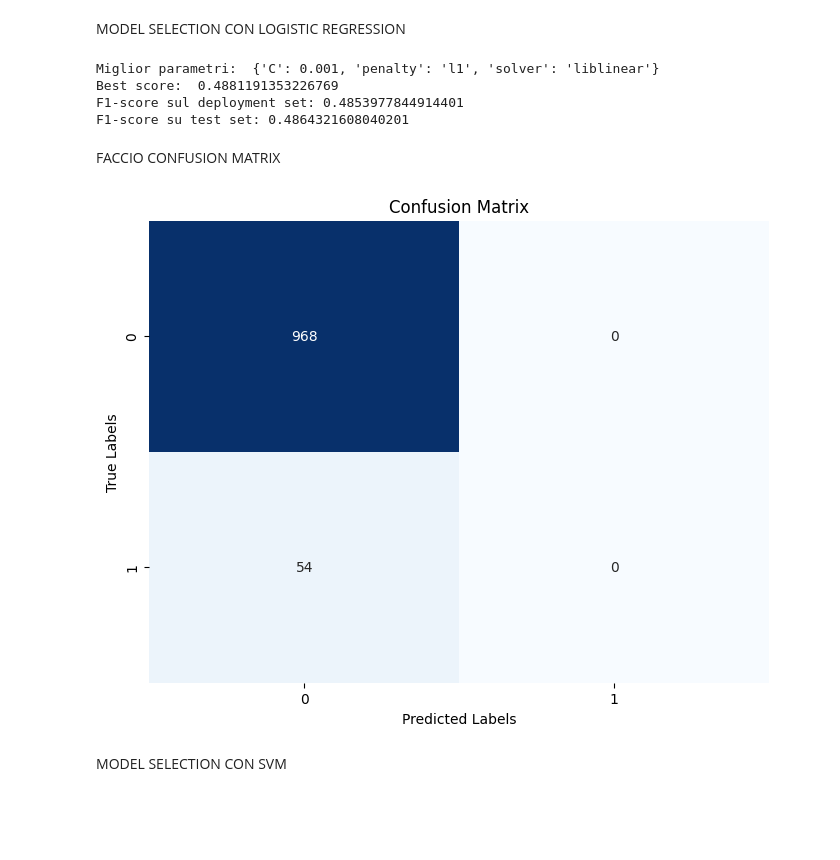
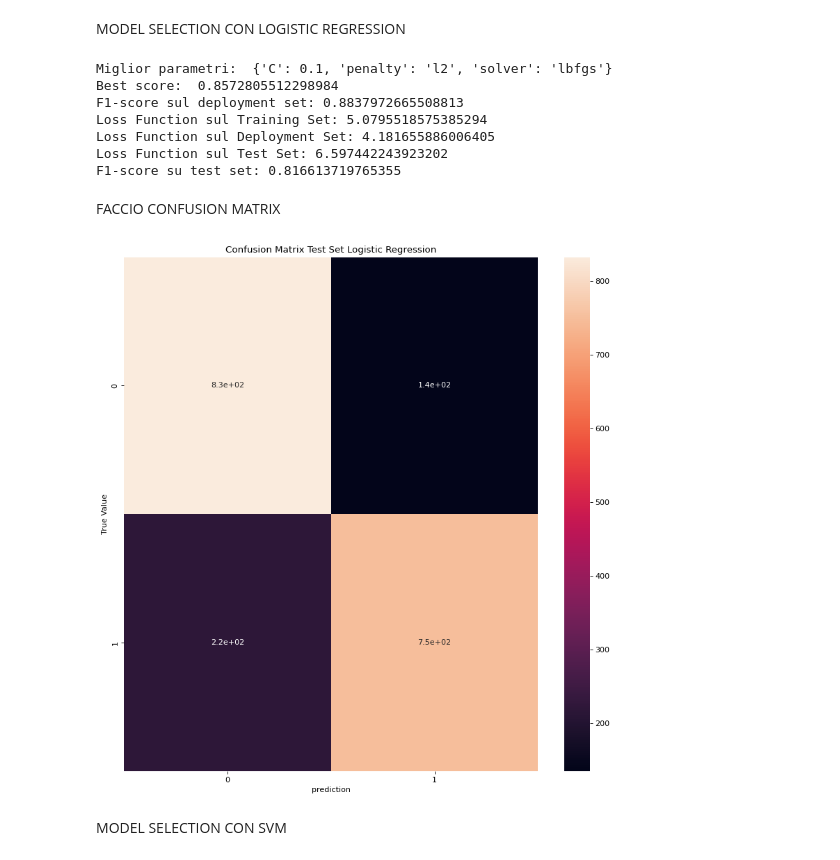
Before and after one commit to Daniele-00/Progetto-MachineLearning, a Jupyter notebook: ProgettoStroke/progettoML.ipynb, the cells around one changed output. Drawn from its saved outputs; the diff is of its cells as text; code cells hidden in the pictures; blank space fills up the shorter version.

```diff
--- a/ProgettoStroke/progettoML.ipynb
+++ b/ProgettoStroke/progettoML.ipynb
@@ -780,8 +793,11 @@ None
 MODEL SELECTION CON LOGISTIC REGRESSION
 # %%
 #Addestramento su training set e valutazione prestazione su deployment set
+from sklearn.metrics import log_loss, make_scorer, precision_score, recall_score, roc_auc_score
+
+
 parametri = {'solver': ['lbfgs', 'liblinear', 'newton-cg', 'sag', 'saga'],
-              'C': [0.001 , 0.003 ,0.01 , 0.03 , 0.1 , 0.3 , 1 , 3 , 10 , 30 , 100 , 300 , 1000], 'penalty':['l1','l2']}
+              'C': [0.001 , 0.003 ,0.01 , 0.03 , 0.1 , 0.3 , 1 , 3 , 10 , 30 , 100 , 300 , 1000], 'penalty':['l1','l2','elasticnet']}
 logistic_model = LogisticRegression()
 
 # Creo un oggetto GridSearchCV
@@ -799,40 +815,52 @@ best_model = grid_search.best_estimator_
 print("Miglior parametri: ",best_params)
 print("Best score: ",best_score)
 
-
 t_pred_deployment = best_model.predict(X_dep_final)
 # Calcola l'F1-score sul set di deployment
 f1_score_deployment = f1_score(t_dep, t_pred_deployment, average='macro')
 print("F1-score sul deployment set:", f1_score_deployment)
+#Loss Function Training
+loss_train = log_loss(t_tr, best_model.predict(X_tr_final))
+print(f'Loss Function sul Training Set: {loss_train}')
 
 #Ora addestramento su deployment set + training set e valutazione prestazione su test set
 X_deployment_test_combined = pd.concat([X_tr_final, X_dep_final], axis=0, ignore_index=True)
 t_dep_tr_combined = pd.concat([t_tr,t_dep], axis=0, ignore_index=True)
 best_model.fit(X_deployment_test_combined,t_dep_tr_combined)
 t_pred_test = best_model.predict(X_tes_final)
+
+#Loss Function deployment
+loss_dep = log_loss(t_dep, t_pred_deployment)
+print(f'Loss Function sul Deployment Set: {loss_dep}')
+
+#Loss Function test
+loss_tes = log_loss(t_te, t_pred_test)
+print(f'Loss Function sul Test Set: {loss_tes}')
+
 # Calcola l'F1-score sul set di test
 f1_score_tes = f1_score(t_te, t_pred_test, average='macro')
 print("F1-score su test set:", f1_score_tes)
 # %% [output]
-Miglior parametri:  {'C': 0.001, 'penalty': 'l1', 'solver': 'liblinear'}
-Best score:  0.4881191353226769
-F1-score sul deployment set: 0.4853977844914401
-F1-score su test set: 0.4864321608040201
+Miglior parametri:  {'C': 0.1, 'penalty': 'l2', 'solver': 'lbfgs'}
+Best score:  0.8572805512298984
+F1-score sul deployment set: 0.8837972665508813
+Loss Function sul Training Set: 5.0795518575385294
+Loss Function sul Deployment Set: 4.181655886006405
+Loss Function sul Test Set: 6.597442243923202
+F1-score su test set: 0.816613719765355
 # %% [markdown]
 FACCIO CONFUSION MATRIX
 # %%
-# Calcola la confusion matrix sul set di test
+# Calcolo la confusion matrix sul set di test
 conf_matrix = confusion_matrix(t_te, t_pred_test)
-
-# Visualizza la confusion matrix con seaborn
-plt.figure(figsize=(8, 6))
-sns.heatmap(conf_matrix, annot=True, fmt='d', cmap='Blues', cbar=False)
-plt.xlabel('Predicted Labels')
-plt.ylabel('True Labels')
-plt.title('Confusion Matrix')
+figure(figsize=(12,12) , dpi = 80)
+hm = sns.heatmap(conf_matrix, annot=True)
+plt.title("Confusion Matrix Test Set Logistic Regression")
+plt.xlabel("prediction")
+plt.ylabel("True Value")
 plt.show()
 # %% [output]
-[figure, old version]
+[figure, new version]
 # %% [markdown]
 MODEL SELECTION CON SVM
 # %%
```
Also changed, not shown: parts of 9 cells of this notebook.
